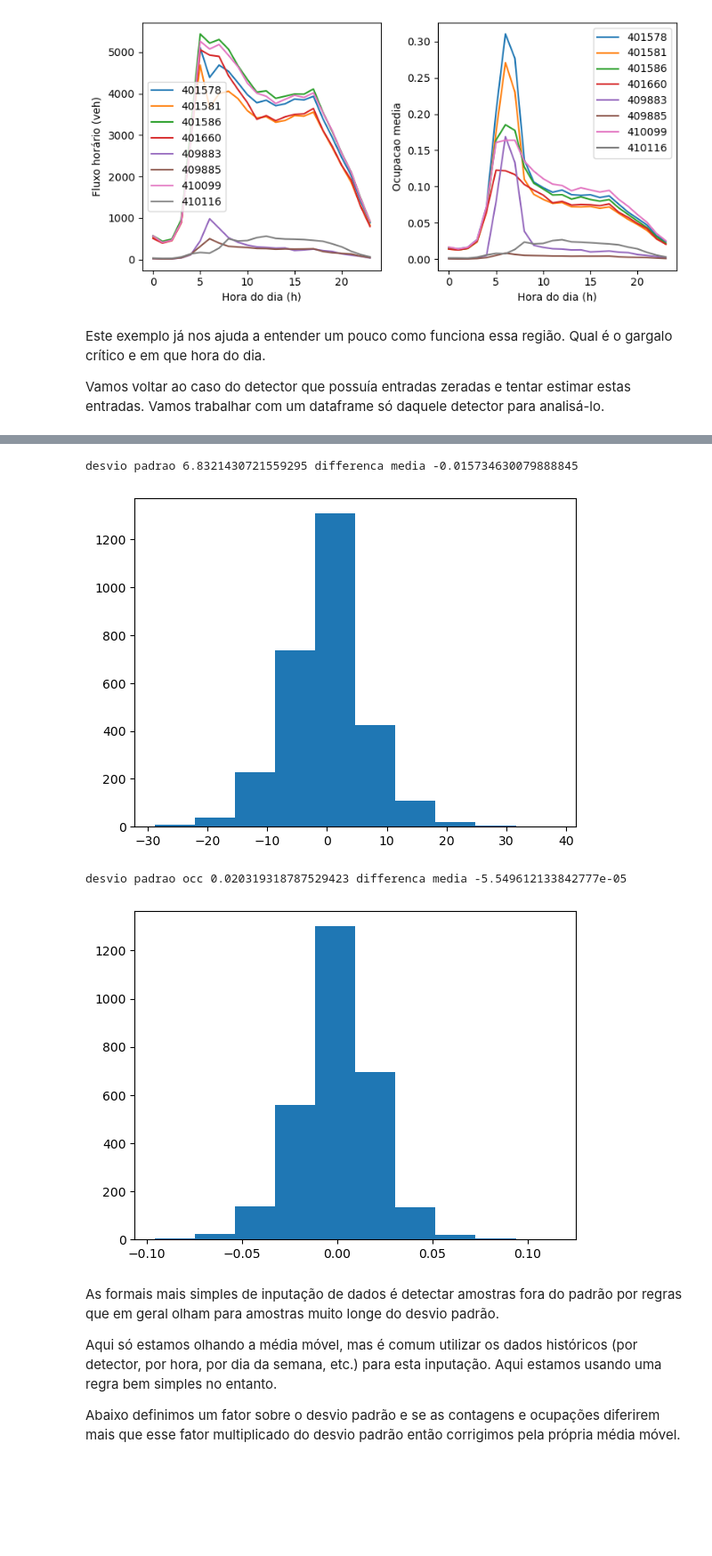
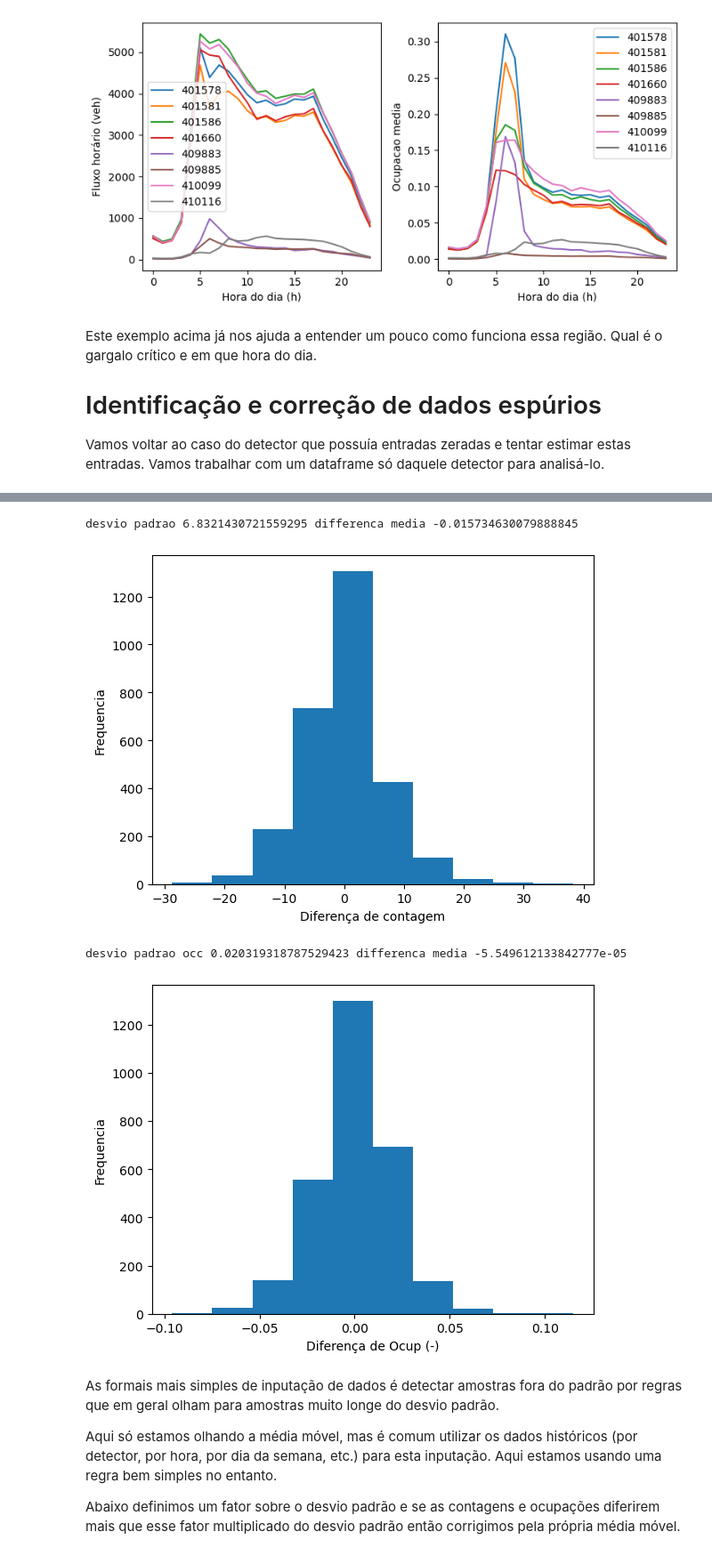
Before and after one commit to albnc/anpetminicurso, a Jupyter notebook: modelosmacroscopicos.ipynb, the cells around one changed output, grey strips where cells are left out. Shown at 89% size. Drawn from its saved outputs; the diff is of its cells as text; code cells hidden in the pictures; blank space fills up the shorter version.

```diff
--- a/modelosmacroscopicos.ipynb
+++ b/modelosmacroscopicos.ipynb
@@ -68,8 +70,8 @@ def ler_dados_pems(caminho_arquivo):
 
             if sum(contagens) > 0 and None not in velocidades:
                 v = sum(contagens)/sum([contagens[i]/velocidades[i] for i in range(len(velocidades)) if contagens[i] > 0 and velocidades[i] > 0])
-                if v > 100:
-                    v=100
+                if v > MAXIMA_VELOCIDADE:
+                    v=MAXIMA_VELOCIDADE
             else:
                 v=None
 
@@ -112,7 +114,7 @@ datas = ['2017_08_14', '2017_08_15', '2017_08_16', '2017_08_17', '2017_08_18']
 dados_pems_por_data = {}
 
 for data in datas:
-    dados_pems = ler_dados_pems(fr"C:\temp\pems\filtered_d04_text_station_raw_{data}.txt")
+    dados_pems = ler_dados_pems(fr"filtered_d04_text_station_raw_{data}.txt")
     dados_pems_por_data[data] = dados_pems
     f, axs = pylab.subplots(1,3, figsize=(12,4))
     for det_id in dados_pems:
@@ -329,7 +338,9 @@ pylab.show()
 # %% [output]
 [figure]
 # %% [markdown]
-Este exemplo já nos ajuda a entender um pouco como funciona essa região. Qual é o gargalo crítico e em que hora do dia.
+Este exemplo acima já nos ajuda a entender um pouco como funciona essa região. Qual é o gargalo crítico e em que hora do dia.
+
+# Identificação e correção de dados espúrios
 
 Vamos voltar ao caso do detector que possuía entradas zeradas e tentar estimar estas entradas. Vamos trabalhar com um dataframe só daquele detector para analisá-lo.
 # %%
@@ -356,25 +367,29 @@ print(df)
 # %%
 #vamos agora ao primeiro método que é inserindo a média móvel corrente quando o dado parece ser problemático.
 dados = df[df['dia']==16]['contagem_total'].to_numpy()
 occ = df[df['dia']==16]['occ_media'].to_numpy()
 media_movel_contagens = media_movel(dados, 10) #media movel de 5 minutos.
 occ_media_movel = media_movel(occ, 10) #media movel de 5 minutos.
 diff = media_movel_contagens-dados
 DESV_CONTAGEM = diff.std()
 print("desvio padrao", diff.std(), "differenca media", diff.mean())
 pylab.hist(diff)
+pylab.ylabel("Frequencia")
+pylab.xlabel("Diferença de contagem")
 pylab.show()
 
 diff_occ = occ_media_movel-occ
 pylab.hist(diff_occ)
+pylab.xlabel("Diferença de Ocup (-)")
+pylab.ylabel("Frequencia")
 DESV_OCC = diff_occ.std()
 print("desvio padrao occ", diff_occ.std(), "differenca media", diff_occ.mean())
 pylab.show()
 # %% [output]
 desvio padrao 6.8321430721559295 differenca media -0.015734630079888845
-[figure, old version]
+[figure, new version]
 desvio padrao occ 0.020319318787529423 differenca media -5.549612133842777e-05
-[figure, old version]
+[figure, new version]
 # %% [markdown]
 As formais mais simples de inputação de dados é detectar amostras fora do padrão por regras que em geral olham para amostras muito longe do desvio padrão.
 
```
Also changed, not shown: parts of 18 cells of this notebook, 5 other files.
